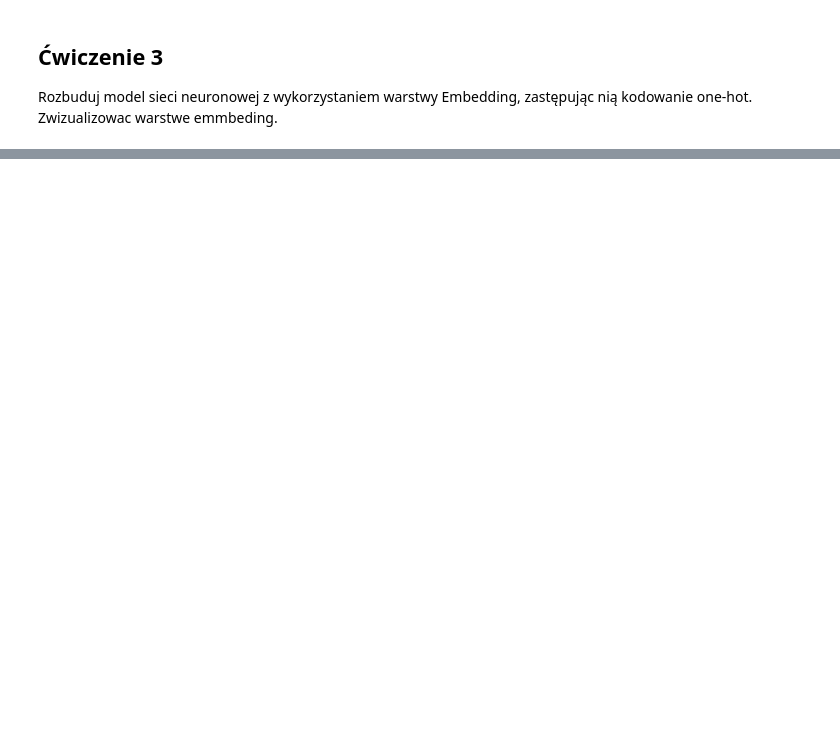
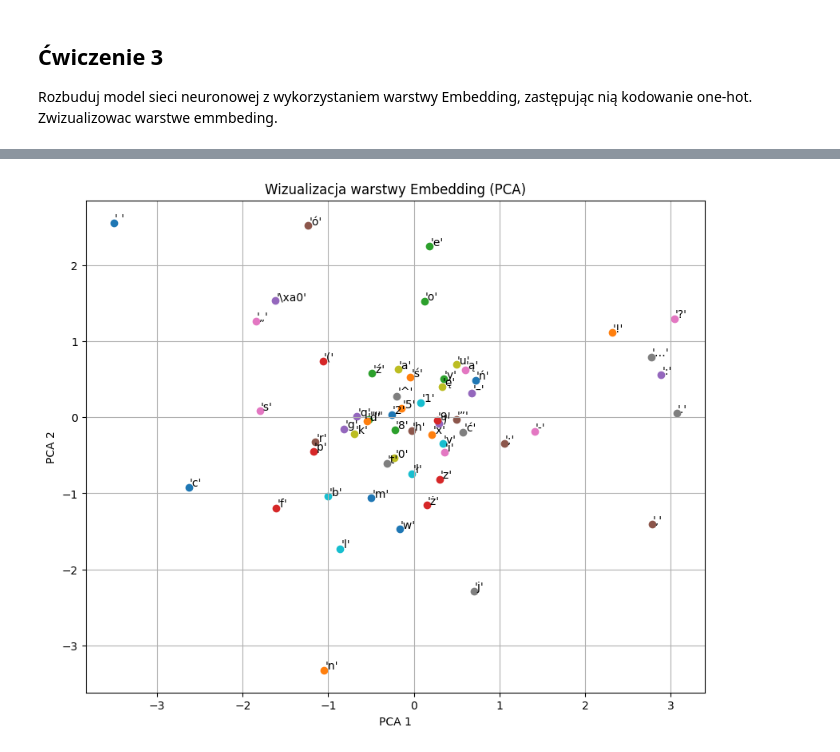
Before and after one commit to Qertal/studia, a Jupyter notebook: SIECINEURONOWE20252026/20260325/rnn text/SNiUG_MS_Lab_8.ipynb, the cells around one changed output, grey strips where cells are left out. Saved outputs shown, nothing was run; the diff lists cells and outputs as text; code cells hidden in the pictures; blank space fills up the shorter version.

```diff
--- a/SIECINEURONOWE20252026/20260325/rnn text/SNiUG_MS_Lab_8.ipynb
+++ b/SIECINEURONOWE20252026/20260325/rnn text/SNiUG_MS_Lab_8.ipynb
@@ -382,0 +410,2 @@ Model: "functional_1"
+# %%
+text_as_int = [char_indices[c] for c in text]
@@ -551,0 +471,24 @@ Temperatura 1.0:
+# %%
+nb_epoch = 5
+seed_strings = ["dziś jest wtorek i pada deszcz za okn"]
+
+for epoch in range(nb_epoch):
+    print(f"# Epoch {epoch + 1}/{nb_epoch}")
+
+    model.fit(
+        X_train,
+        y_train,
+        validation_split=0.1,
+        batch_size=128,
+        epochs=1,
+        verbose=1
+    )
+
+    test_perplexity = model_perplexity(model, X_test, y_test)
+    print("Perplexity na zbiorze testowym:", test_perplexity)
+
+    for temperature in [0.1, 0.5, 1.0]:
+        print(f"\nPrzykładowy tekst dla temperatury {temperature}:\n")
+        for seed_string in seed_strings:
+            print(generate_text(model, seed_string, temperature=temperature))
+            print()
@@ -551,0 +513,21 @@ Temperatura 1.0:
+# %%
+from sklearn.decomposition import PCA
+
+embedding_weights = model.get_layer("embedding_layer").get_weights()[0]
+
+pca = PCA(n_components=2)
+embedding_2d = pca.fit_transform(embedding_weights)
+
+plt.figure(figsize=(10, 8))
+for i, char in indices_char.items():
+    x, y = embedding_2d[i]
+    plt.scatter(x, y)
+    plt.text(x + 0.01, y + 0.01, repr(char), fontsize=10)
+
+plt.title("Wizualizacja warstwy Embedding (PCA)")
+plt.xlabel("PCA 1")
+plt.ylabel("PCA 2")
+plt.grid(True)
+plt.show()
+# %% [output]
+[figure, added]
```
Also changed, not shown: parts of 23 cells of this notebook, 11 other files.
